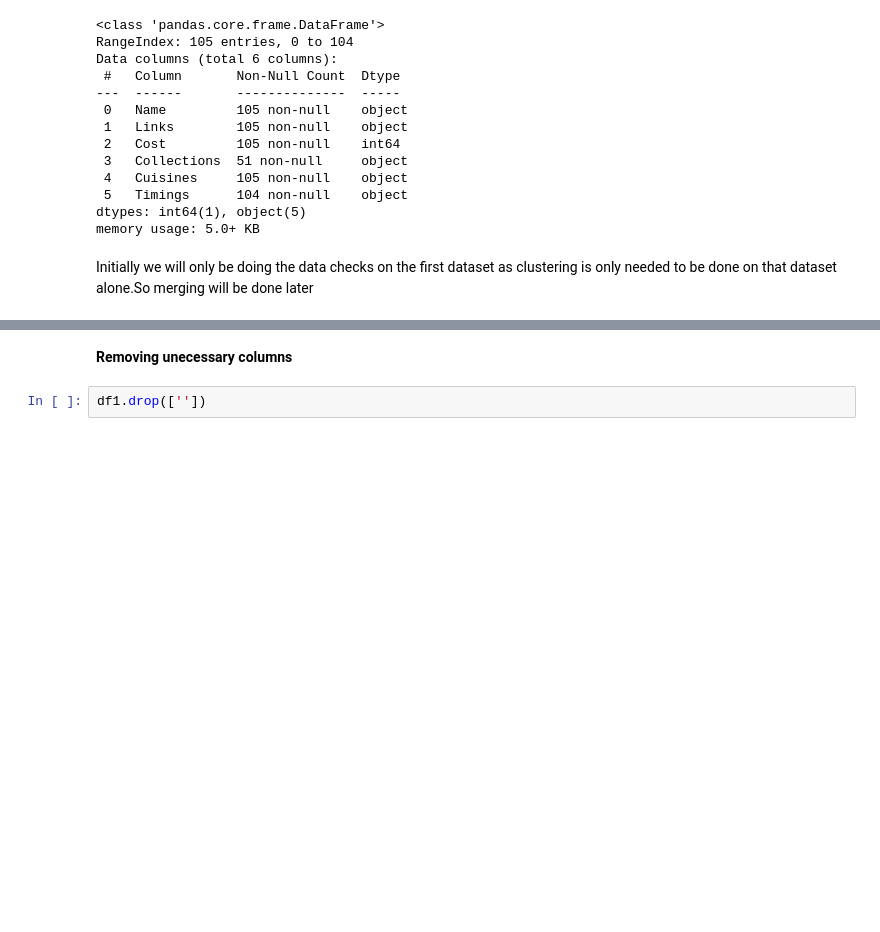
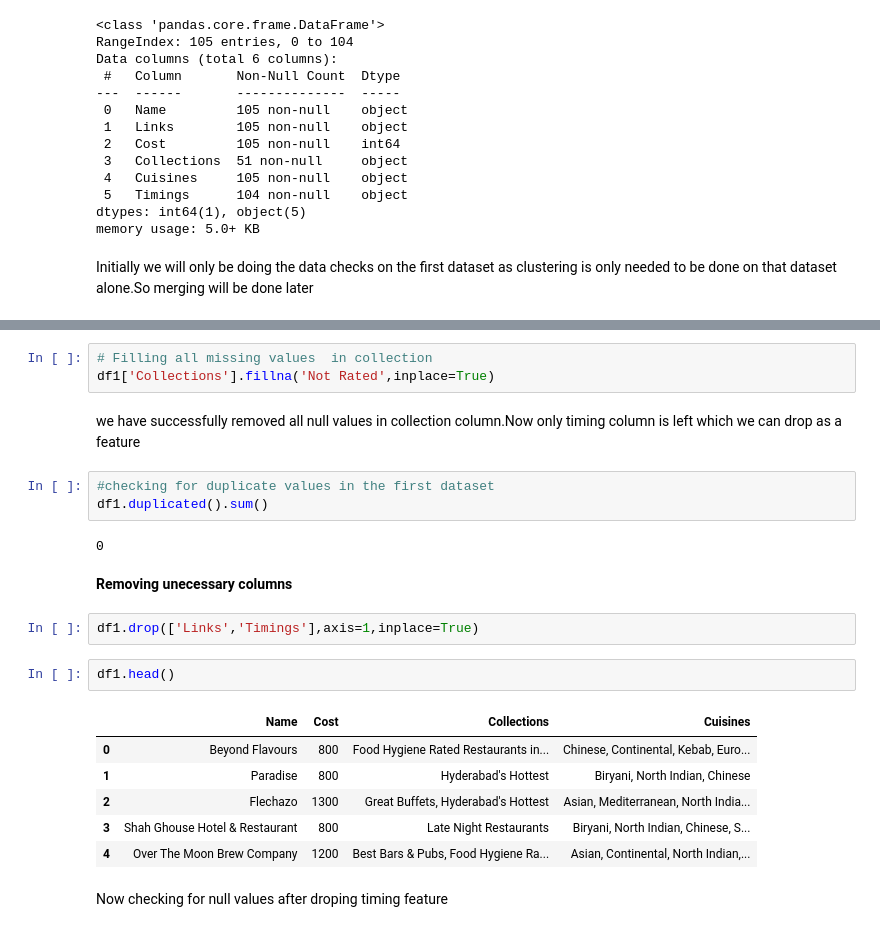
Before and after one commit to Nakulpradeep94/-ZOMATO-RESTAURANT-CLUSTERING-AND-SENTIMENT-ANALYSIS, a Jupyter notebook: ZOMATO_RESTAURANT_CLUSTERING_AND_SENTIMENT_ANALYSIS.ipynb, the cells around one changed output, grey strips where cells are left out. Cells and saved outputs as stored; diff of their text form; blank space fills up the shorter version.

```diff
--- a/ZOMATO_RESTAURANT_CLUSTERING_AND_SENTIMENT_ANALYSIS.ipynb
+++ b/ZOMATO_RESTAURANT_CLUSTERING_AND_SENTIMENT_ANALYSIS.ipynb
@@ -161,4 +158,25 @@ Initially we will only be doing the data checks on the first dataset as clusteri
+# %%
+# Filling all missing values  in collection
+df1['Collections'].fillna('Not Rated',inplace=True)
+# %% [markdown]
+we have successfully removed all null values in collection column.Now only timing column is left which we can drop as a feature
+# %%
+#checking for duplicate values in the first dataset
+df1.duplicated().sum()
+# %% [output]
+0
 # %% [markdown]
 **Removing unecessary columns**
+# %%
+df1.drop(['Links','Timings'],axis=1,inplace=True)
 # %%
-df1.drop([''])
+df1.head()
+# %% [output]
+|  | Name | Cost | Collections | Cuisines |
+| 0 | Beyond Flavours | 800 | Food Hygiene Rated Restaurants in... | Chinese, Continental, Kebab, Euro... |
+| 1 | Paradise | 800 | Hyderabad's Hottest | Biryani, North Indian, Chinese |
+| 2 | Flechazo | 1300 | Great Buffets, Hyderabad's Hottest | Asian, Mediterranean, North India... |
+| 3 | Shah Ghouse Hotel & Restaurant | 800 | Late Night Restaurants | Biryani, North Indian, Chinese, S... |
+| 4 | Over The Moon Brew Company | 1200 | Best Bars & Pubs, Food Hygiene Ra... | Asian, Continental, North Indian,... |
+# %% [markdown]
+Now checking for null values after droping  timing feature
```
Also changed, not shown: parts of 18 cells of this notebook.
